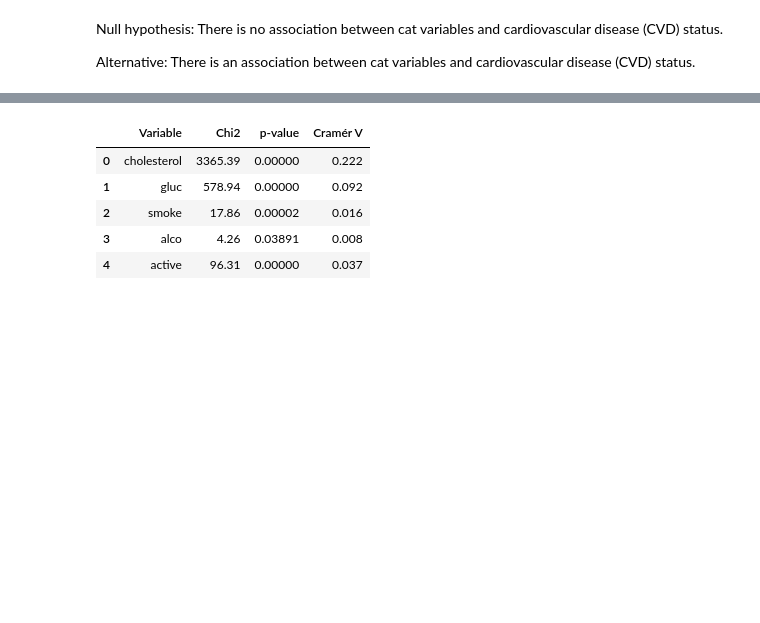
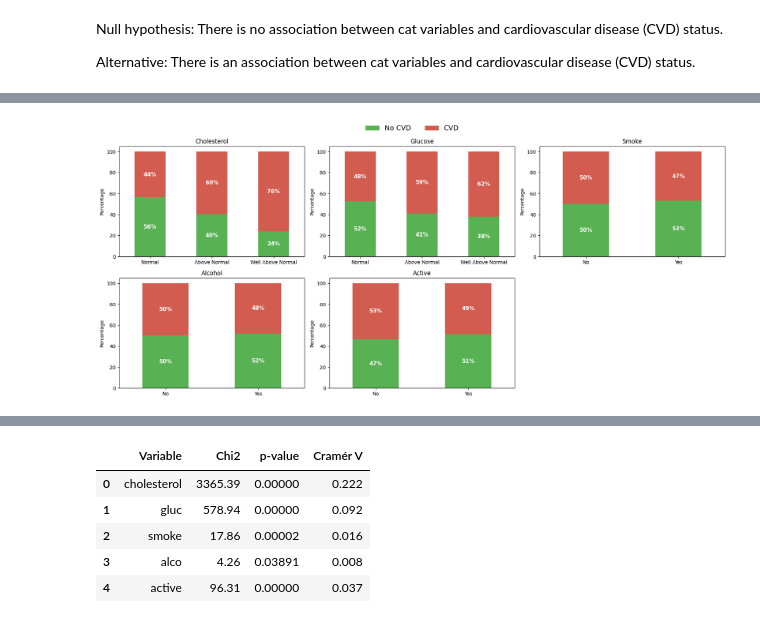
Before and after one commit to lizabguercho/DI_Final_Project_CVD, a Jupyter notebook: Final_project.ipynb, the cells around one changed output, grey strips where cells are left out. Drawn from its saved outputs; the diff is of its cells as text; code cells hidden in the pictures; blank space fills up the shorter version.

```diff
--- a/Final_project.ipynb
+++ b/Final_project.ipynb
@@ -739,0 +811,4 @@ Alternative: There is an association between cat variables and cardiovascular di
+# %%
+for var in categorical_vars_labels:
+    print(df_clean.groupby(var)["cardio_label"].value_counts())
+    print("_________________________________________")
@@ -739,0 +833,43 @@ Alternative: There is an association between cat variables and cardiovascular di
+# %%
+import matplotlib.pyplot as plt
+import pandas as pd
+
+def plot_cvd_subplots(df, categorical_vars_labels, target_col="cardio", ncols=2, rotation=0):
+    n = len(categorical_vars_labels)
+    nrows = (n + ncols - 1) // ncols
+    fig, axes = plt.subplots(nrows, ncols, figsize=(6*ncols, 4*nrows))
+    axes = axes.flatten()
+
+    chol_gluc_order = STANDARD_BIO_INDICATOR_ORDER
+
+
+    for i, var in enumerate(categorical_vars_labels):
+        ax = axes[i]
+        # Compute percentages of CVD (1) and No-CVD (0) by category
+        ct = pd.crosstab(df[var], df[target_col], normalize="index") * 100
+
+        if var in ["cholesterol_label", "glucose_label"]:
+            ct = ct.reindex(chol_gluc_order)
+        ct.plot(kind="bar", stacked=True, ax=ax, legend=False, color=["#58B153","#D15C4F"],rot =0)
+
+        for container in ax.containers:
+            ax.bar_label(container, fmt='%.0f%%', label_type='center',
+                         fontsize=11, color='white', weight='bold')
+        ax.set_title(f"{var[:-6].capitalize()}")
+        ax.set_ylabel("Percentage")
+        ax.set_xlabel("")
+        ax.tick_params(axis='x', labelrotation=0)
+        ax.grid(False)
+
+    # Remove empty axes if the grid is not full
+    for j in range(i + 1, len(axes)):
+        fig.delaxes(axes[j])
+
+    # Add one shared legend on top
+    fig.legend(["No CVD", "CVD"], loc="upper center", ncol=2, frameon=False,fontsize =14)
+    plt.tight_layout(rect=[0, 0, 1, 0.95])
+    plt.show()
+# %%
+plot_cvd_subplots(df_clean, categorical_vars_labels, target_col="cardio", ncols=3, rotation=30)
+# %% [output]
+[figure, added]
```
Also changed, not shown: parts of 30 cells of this notebook, 2 other files.
